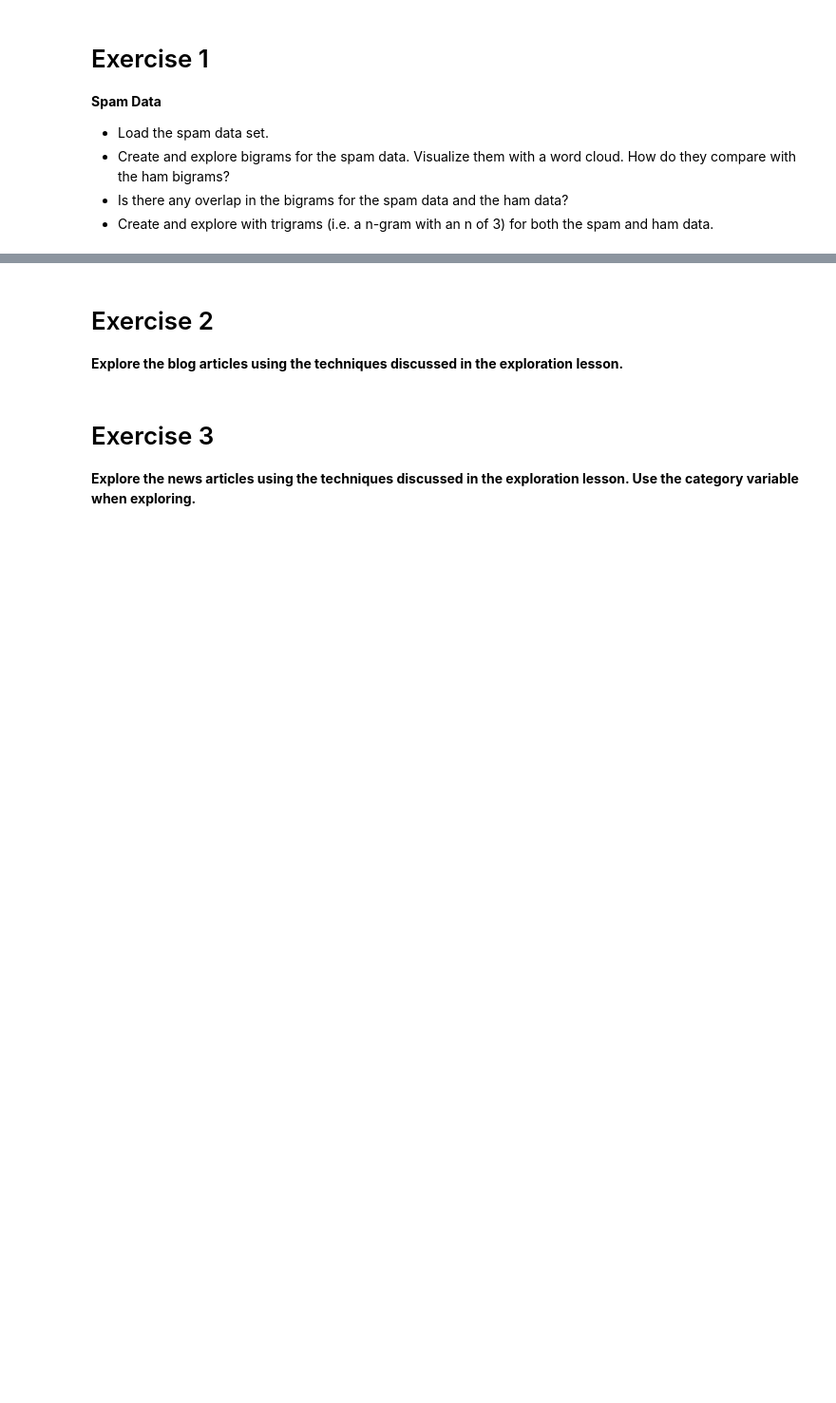
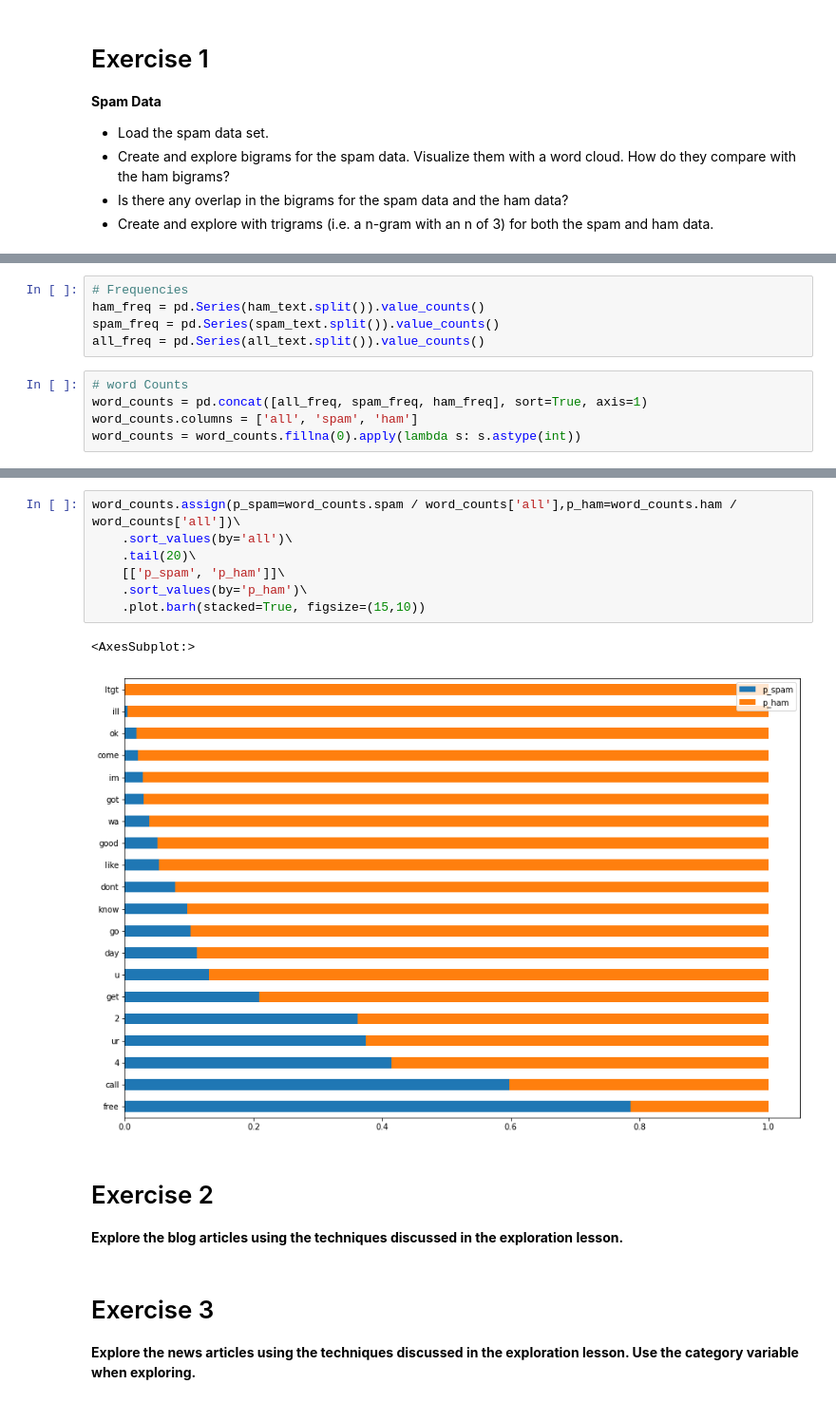
Before and after one commit to BraedenWright/natural-language-processing-exercises, a Jupyter notebook: explore.ipynb, the cells around one changed output, grey strips where cells are left out. Shown: that part at 95% size. Drawn from its saved outputs; the diff is of its cells as text; blank space fills up the shorter version.

```diff
--- a/explore.ipynb
+++ b/explore.ipynb
@@ -25,0 +94,10 @@ plt.style.use('seaborn-darkgrid')
+# %%
+# Frequencies
+ham_freq = pd.Series(ham_text.split()).value_counts()
+spam_freq = pd.Series(spam_text.split()).value_counts()
+all_freq = pd.Series(all_text.split()).value_counts()
+# %%
+# word Counts
+word_counts = pd.concat([all_freq, spam_freq, ham_freq], sort=True, axis=1)
+word_counts.columns = ['all', 'spam', 'ham']
+word_counts = word_counts.fillna(0).apply(lambda s: s.astype(int))
@@ -26,3 +150,13 @@ plt.style.use('seaborn-darkgrid')
+# %%
+word_counts.assign(p_spam=word_counts.spam / word_counts['all'],p_ham=word_counts.ham / word_counts['all'])\
+    .sort_values(by='all')\
+    .tail(20)\
+    [['p_spam', 'p_ham']]\
+    .sort_values(by='p_ham')\
+    .plot.barh(stacked=True, figsize=(15,10))
+# %% [output]
+<AxesSubplot:>
+[figure, added]
 # %% [markdown]
 # Exercise 2
 
```
Also changed, not shown: parts of 11 cells of this notebook, 3 other files.
